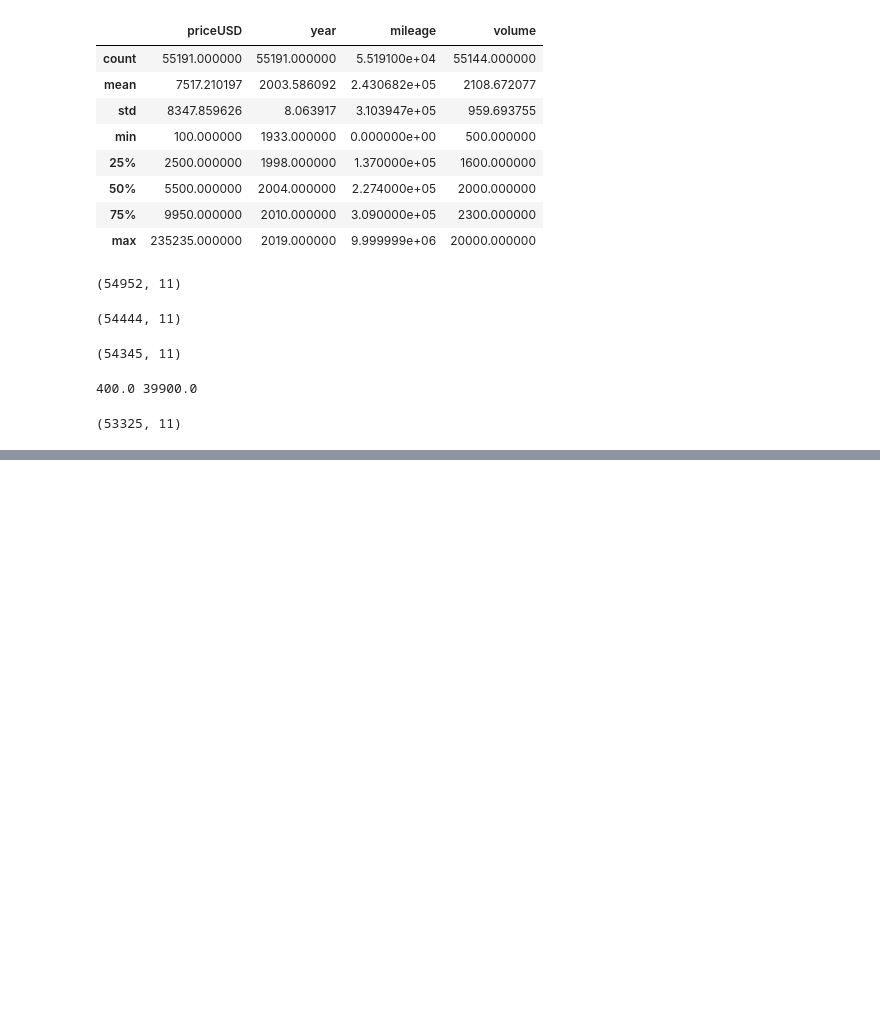
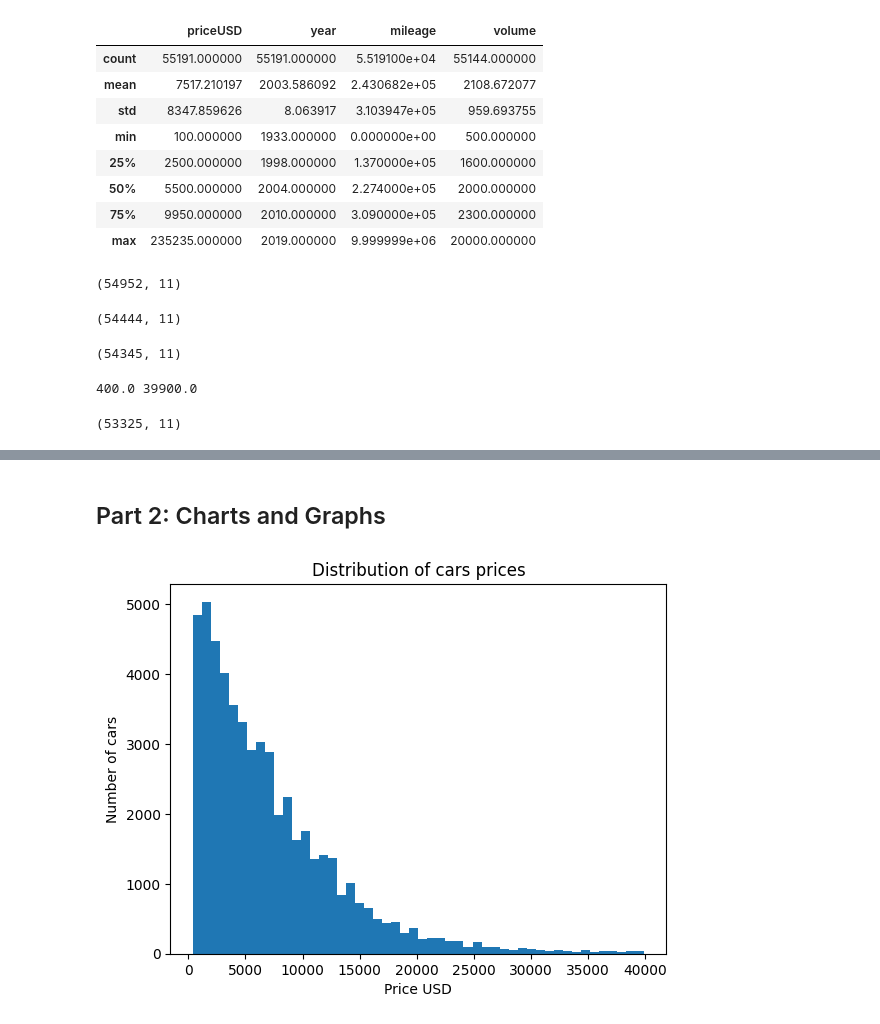
Before and after one commit to AdilkhanEEAIR/machines_predict_ml, a Jupyter notebook: adilkhan.ipynb, the cells around one changed output, grey strips where cells are left out. Saved outputs shown, nothing was run; the diff lists cells and outputs as text; code cells hidden in the pictures; blank space fills up the shorter version.

Commit message:
Add charts

```diff
--- a/adilkhan.ipynb
+++ b/adilkhan.ipynb
@@ -131,0 +141,10 @@ print(df.shape)
+# %% [markdown]
+## Part 2: Charts and Graphs
+# %%
+plt.hist(df['priceUSD'], bins=50)
+plt.title('Distribution of cars prices')
+plt.xlabel('Price USD')
+plt.ylabel('Number of cars')
+plt.show()
+# %% [output]
+[figure, added]
```
Also changed, not shown: parts of 7 cells of this notebook.
